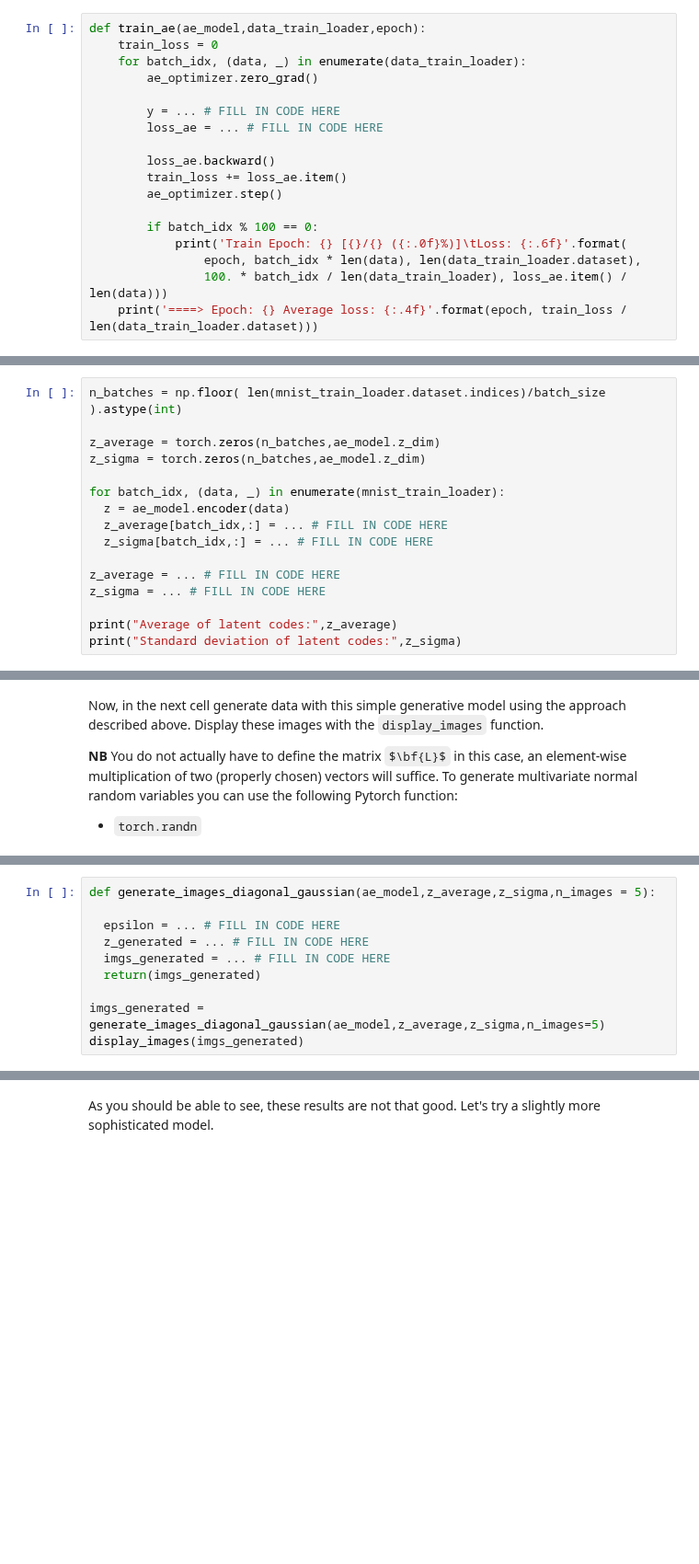
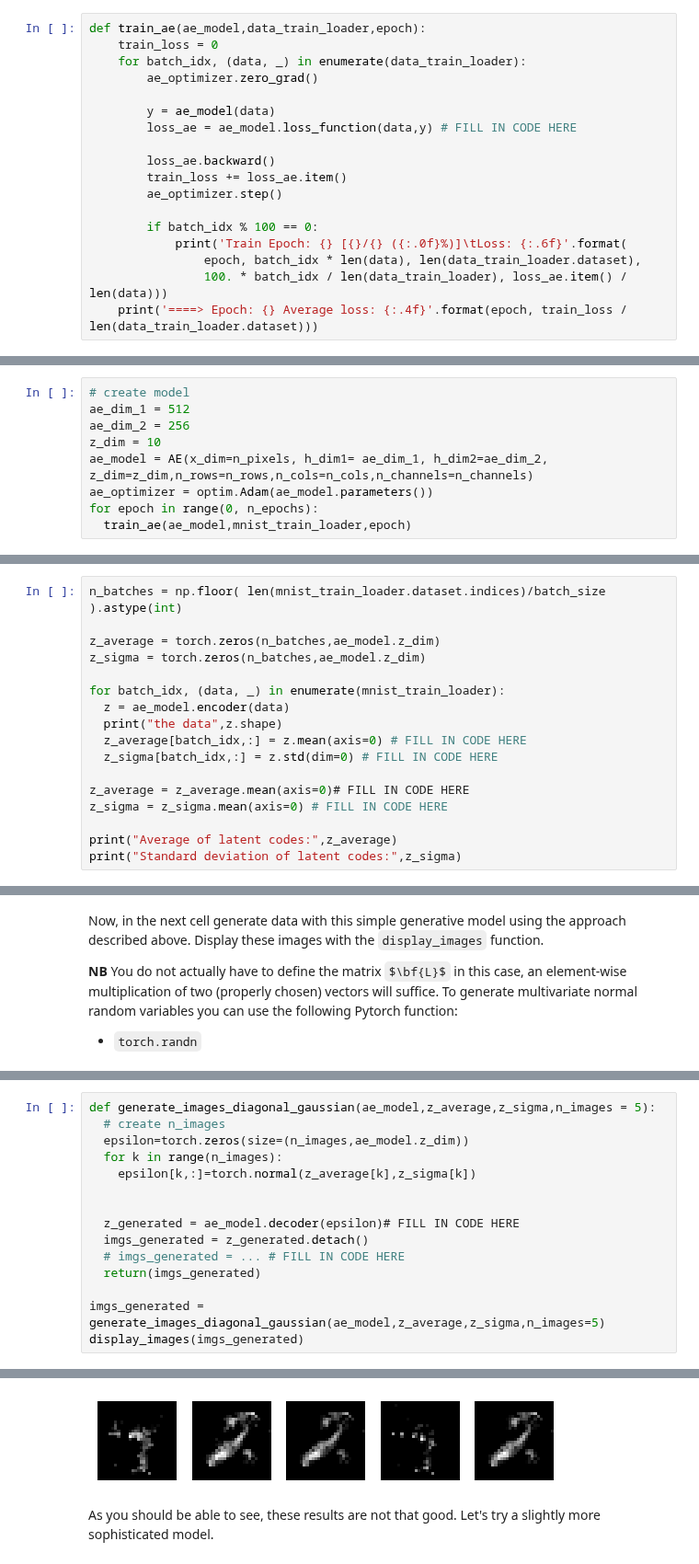
Before and after one commit to gardiens/MVA_24_25, a Jupyter notebook: Delires/TP4/TP4_delires.ipynb, the cells around one changed output, grey strips where cells are left out. Shown at 92% size. Saved outputs shown, nothing was run; the diff lists cells and outputs as text; some formulas as TeX source; blank space fills up the shorter version.

```diff
--- a/Delires/TP4/TP4_delires.ipynb
+++ b/Delires/TP4/TP4_delires.ipynb
@@ -136,8 +180,8 @@ def train_ae(ae_model,data_train_loader,epoch):
 	for batch_idx, (data, _) in enumerate(data_train_loader):
 		ae_optimizer.zero_grad()
 
-		y = ... # FILL IN CODE HERE
-		loss_ae = ... # FILL IN CODE HERE
+		y = ae_model(data)
+		loss_ae = ae_model.loss_function(data,y) # FILL IN CODE HERE
 
 		loss_ae.backward()
 		train_loss += loss_ae.item()
@@ -155,0 +197,9 @@ for epoch in range(0, n_epochs):
+# %%
+# create model
+ae_dim_1 = 512
+ae_dim_2 = 256
+z_dim = 10
+ae_model = AE(x_dim=n_pixels, h_dim1= ae_dim_1, h_dim2=ae_dim_2, z_dim=z_dim,n_rows=n_rows,n_cols=n_cols,n_channels=n_channels)
+ae_optimizer = optim.Adam(ae_model.parameters())
+for epoch in range(0, n_epochs):
+  train_ae(ae_model,mnist_train_loader,epoch)
@@ -263,11 +338,12 @@ z_sigma = torch.zeros(n_batches,ae_model.z_dim)
 
 for batch_idx, (data, _) in enumerate(mnist_train_loader):
   z = ae_model.encoder(data)
-  z_average[batch_idx,:] = ... # FILL IN CODE HERE
-  z_sigma[batch_idx,:] = ... # FILL IN CODE HERE
+  print("the data",z.shape)
+  z_average[batch_idx,:] = z.mean(axis=0) # FILL IN CODE HERE
+  z_sigma[batch_idx,:] = z.std(dim=0) # FILL IN CODE HERE
 
-z_average = ... # FILL IN CODE HERE
-z_sigma = ... # FILL IN CODE HERE
+z_average = z_average.mean(axis=0)# FILL IN CODE HERE
+z_sigma = z_sigma.mean(axis=0) # FILL IN CODE HERE
 
 print("Average of latent codes:",z_average)
 print("Standard deviation of latent codes:",z_sigma)
@@ -280,10 +380,16 @@ __NB__ You do not actually have to define the matrix $\bf{L}$ in this case, an e
 # %%
 def generate_images_diagonal_gaussian(ae_model,z_average,z_sigma,n_images = 5):
+  # create n_images
+  epsilon=torch.zeros(size=(n_images,ae_model.z_dim))
+  for k in range(n_images):
+    epsilon[k,:]=torch.normal(z_average[k],z_sigma[k])
 
-  epsilon = ... # FILL IN CODE HERE
-  z_generated = ... # FILL IN CODE HERE
-  imgs_generated = ... # FILL IN CODE HERE
+
+  z_generated = ae_model.decoder(epsilon)# FILL IN CODE HERE
+  imgs_generated = z_generated.detach()
+  # imgs_generated = ... # FILL IN CODE HERE
   return(imgs_generated)
 
 imgs_generated = generate_images_diagonal_gaussian(ae_model,z_average,z_sigma,n_images=5)
 display_images(imgs_generated)
+# %% [output]
@@ -290,3 +406,4 @@ display_images(imgs_generated)
+[figure, added]
 # %% [markdown]
 As you should be able to see, these results are not that good. Let's try a slightly more sophisticated model.
 # %% [markdown]
```
Also changed, not shown: parts of 19 cells of this notebook.
